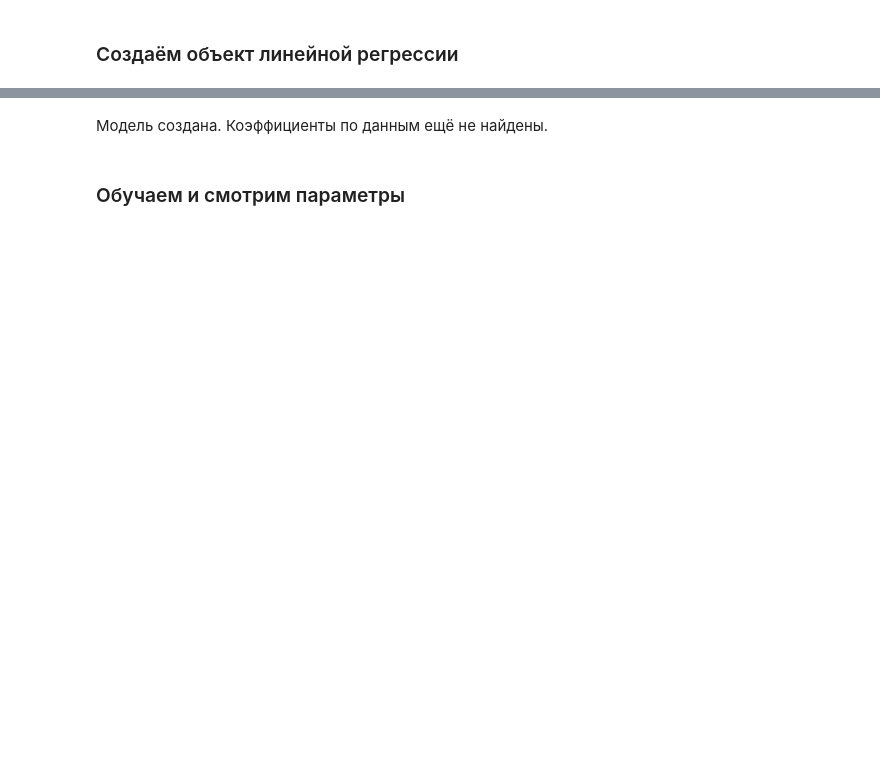
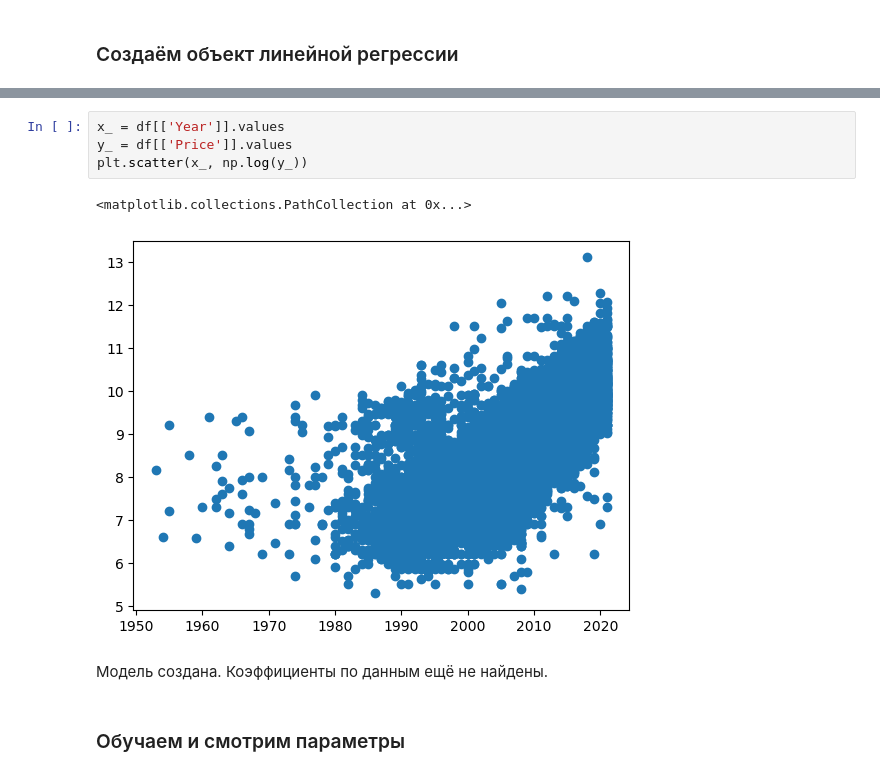
Before and after one commit to MVRonkin/BasicDataAnalysisCourse, a Jupyter notebook: Workshops/05_Sklearn_первая_модель.ipynb, the cells around one changed output, grey strips where cells are left out. Drawn from its saved outputs; the diff is of its cells as text; blank space fills up the shorter version.

```diff
--- a/Workshops/05_Sklearn_первая_модель.ipynb
+++ b/Workshops/05_Sklearn_первая_модель.ipynb
@@ -315,5 +267,12 @@ year_model
 # %% [output]
 LinearRegression()
+# %%
+x_ = df[['Year']].values
+y_ = df[['Price']].values
+plt.scatter(x_, np.log(y_))
+# %% [output]
+<matplotlib.collections.PathCollection at 0x...>
+[figure, added]
 # %% [markdown]
 Модель создана. Коэффициенты по данным ещё не найдены.
 # %% [markdown]
```
Also changed, not shown: parts of 64 cells of this notebook.
